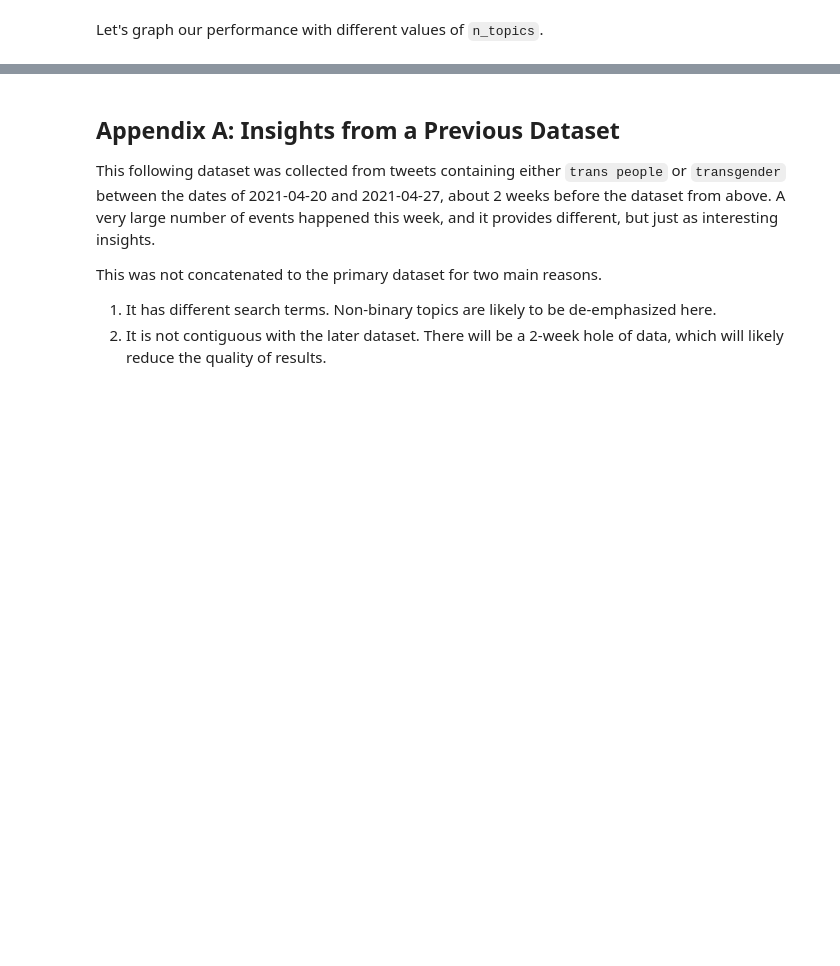
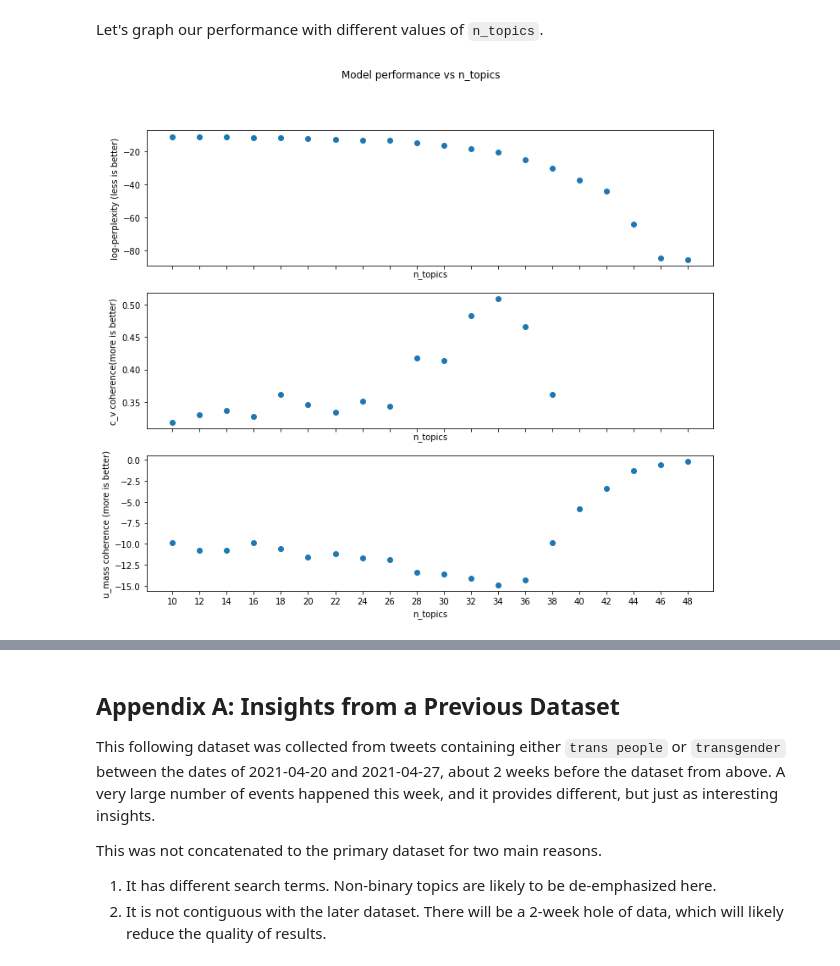
Before and after one commit to astralbijection/trans-data-analysis, a Jupyter notebook: notebooks/final_report.ipynb, the cells around one changed output, grey strips where cells are left out. Saved outputs shown, nothing was run; the diff lists cells and outputs as text; code cells hidden in the pictures; blank space fills up the shorter version.

Commit message:
Wrote an analysis of the grid search

```diff
--- a/notebooks/final_report.ipynb
+++ b/notebooks/final_report.ipynb
@@ -371,7 +371,7 @@ def train_sample_lda(n_topics, corpus):
     )
 
 def tokenize_and_vectorize(texts):
-    tokenization = [tokenize_tweet(tweet) for tweet in sample_corpus]
+    tokenization = [tokenize_tweet(tweet) for tweet in texts]
     vectorization = vectorizer[[dictionary.doc2bow(tweet) for tweet in tokenization]]
     return tokenization, vectorization
 
@@ -557,12 +568,21 @@ hp_corpus_token, hp_corpus_vector = tokenize_and_vectorize(sample_corpus)
 @autopickle('../models/final-n-topics-search.pickle.gz')
 def n_topics_df():
     df = pd.DataFrame()
-    df['n_topics'] = list(range(10, 50, 3))
+    df['n_topics'] = list(range(10, 50, 2))
 
     models = []
     last_time = time.time()
     for n in df['n_topics']:
-        models.append(train_sample_lda(n, sample_corpus_vectorization))
+        @autopickle(f'../models/intermediate-search-{n}.pickle.gz')
+        def lda():
+            return gensim.models.LdaMulticore(
+                corpus=hp_corpus_vector,
+                num_topics=n,
+                id2word=dictionary,
+                passes=30,
+                random_state=0,
+            )
+        models.append(lda)
         current_time = time.time()
         dt, last_time = current_time - last_time, current_time
         print(f'Trained on n_topics={n} in {dt:.02f}s')
@@ -580,4 +600,4 @@ def n_topics_df():
 
     return df
 
-n_topics_df[['n_topics', 'coherence_umass', 'coherence_cv', 'log_perplexity']]
+n_topics_df[['coherence_umass', 'coherence_cv', 'log_perplexity']]
@@ -586,18 +625,20 @@ Let's graph our performance with different values of `n_topics`.
 # %%
 fig, (ax_perp, ax_cv, ax_umass) = plt.subplots(3, 1, figsize=(12, 10), sharex=True)
 
 fig.suptitle('Model performance vs n_topics')
 
 ax_perp.set_ylabel('log-perplexity (less is better)')
 ax_cv.set_ylabel('c_v coherence(more is better)')
 ax_umass.set_ylabel('u_mass coherence (more is better)')
 for ax in ax_perp, ax_cv, ax_umass:
     ax.set_xlabel('n_topics')
 
-ax_perp.set_xticks(n_topics_df['n_topics'])
-ax_perp.scatter(n_topics_df['n_topics'], n_topics_df['log_perplexity'])
-ax_cv.scatter(n_topics_df['n_topics'], n_topics_df['coherence_cv'])
-ax_umass.scatter(n_topics_df['n_topics'], n_topics_df['coherence_umass'])
+ax_perp.set_xticks(n_topics_df.index)
+ax_perp.scatter(n_topics_df.index, n_topics_df['log_perplexity'])
+ax_cv.scatter(n_topics_df.index, n_topics_df['coherence_cv'])
+ax_umass.scatter(n_topics_df.index, n_topics_df['coherence_umass'])
 
 plt.show()
+# %% [output]
+[figure, added]
 # %% [markdown]
```
Also changed, not shown: parts of 54 cells of this notebook.
